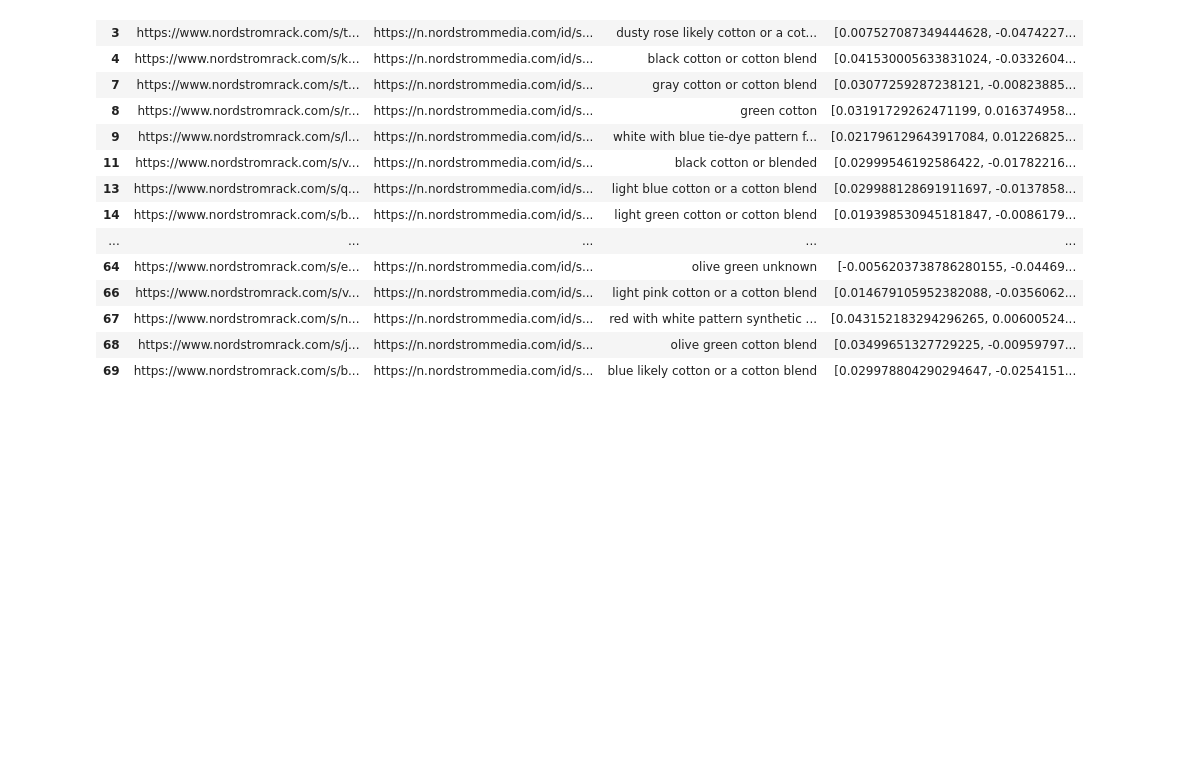
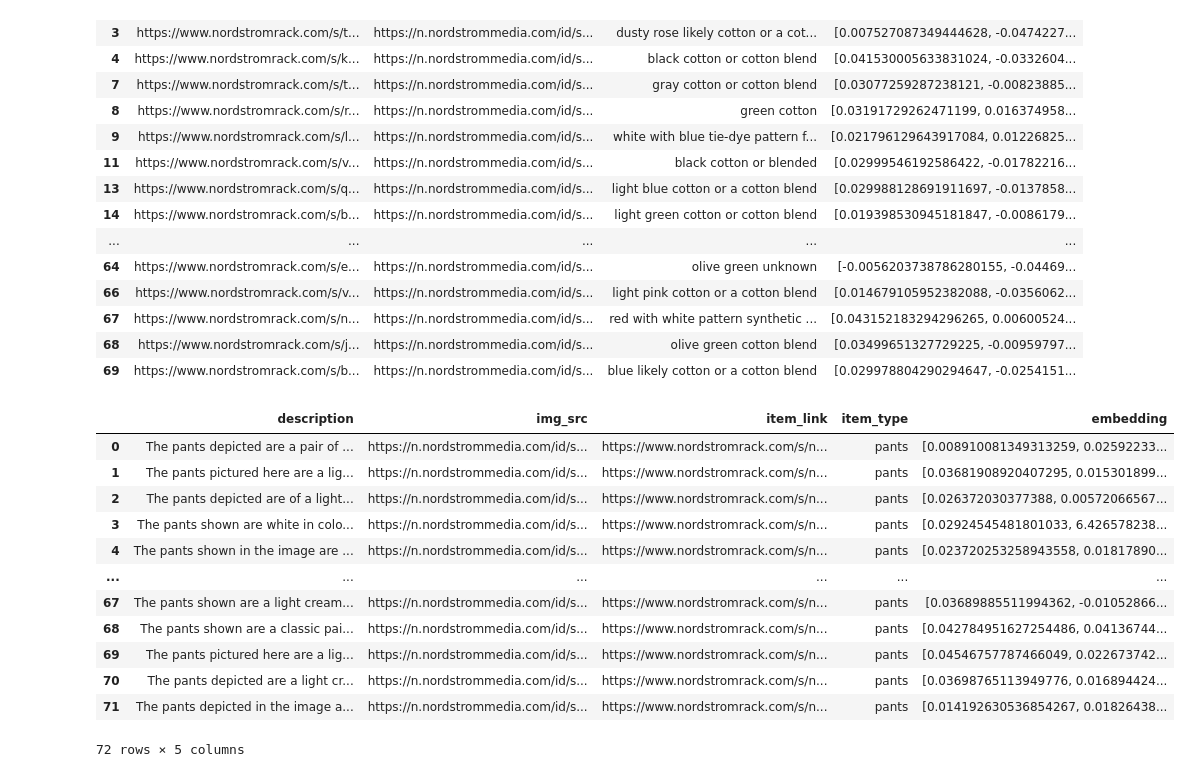
Before and after one commit to nakschou/spc-openai-hackathon-backend, a Jupyter notebook: clothing_scraper.ipynb, the cells around one changed output. Saved outputs shown, nothing was run; the diff lists cells and outputs as text; code cells hidden in the pictures; blank space fills up the shorter version.

Commit message:
added embeddings for pants

```diff
--- a/clothing_scraper.ipynb
+++ b/clothing_scraper.ipynb
@@ -481,3 +482,24 @@ df_tshirts
 | 69 | https://www.nordstromrack.com/s/b... | https://n.nordstrommedia.com/id/s... | blue likely cotton or a cotton blend | [0.029978804290294647, -0.0254151... |
 # %%
 df_tshirts.to_csv('tshirts.csv', index=False)
+# %%
+#import the the pants csv
+pants = pd.read_csv('./data/pants.csv')
+
+pants['embedding'] = pants['description'].apply(get_embedding)
+
+pants
+# %% [output]
+|  | description | img_src | item_link | item_type | embedding |
+| 0 | The pants depicted are a pair of ... | https://n.nordstrommedia.com/id/s... | https://www.nordstromrack.com/s/n... | pants | [0.008910081349313259, 0.02592233... |
+| 1 | The pants pictured here are a lig... | https://n.nordstrommedia.com/id/s... | https://www.nordstromrack.com/s/n... | pants | [0.03681908920407295, 0.015301899... |
+| 2 | The pants depicted are of a light... | https://n.nordstrommedia.com/id/s... | https://www.nordstromrack.com/s/n... | pants | [0.026372030377388, 0.00572066567... |
+| 3 | The pants shown are white in colo... | https://n.nordstrommedia.com/id/s... | https://www.nordstromrack.com/s/n... | pants | [0.02924545481801033, 6.426578238... |
+| 4 | The pants shown in the image are ... | https://n.nordstrommedia.com/id/s... | https://www.nordstromrack.com/s/n... | pants | [0.023720253258943558, 0.01817890... |
+| ... | ... | ... | ... | ... | ... |
+| 67 | The pants shown are a light cream... | https://n.nordstrommedia.com/id/s... | https://www.nordstromrack.com/s/n... | pants | [0.03689885511994362, -0.01052866... |
+| 68 | The pants shown are a classic pai... | https://n.nordstrommedia.com/id/s... | https://www.nordstromrack.com/s/n... | pants | [0.042784951627254486, 0.04136744... |
+| 69 | The pants pictured here are a lig... | https://n.nordstrommedia.com/id/s... | https://www.nordstromrack.com/s/n... | pants | [0.04546757787466049, 0.022673742... |
+| 70 | The pants depicted are a light cr... | https://n.nordstrommedia.com/id/s... | https://www.nordstromrack.com/s/n... | pants | [0.03698765113949776, 0.016894424... |
+| 71 | The pants depicted in the image a... | https://n.nordstrommedia.com/id/s... | https://www.nordstromrack.com/s/n... | pants | [0.014192630536854267, 0.01826438... |
+72 rows × 5 columns
```
Also changed, not shown: parts of 2 cells of this notebook, 1 other file.
